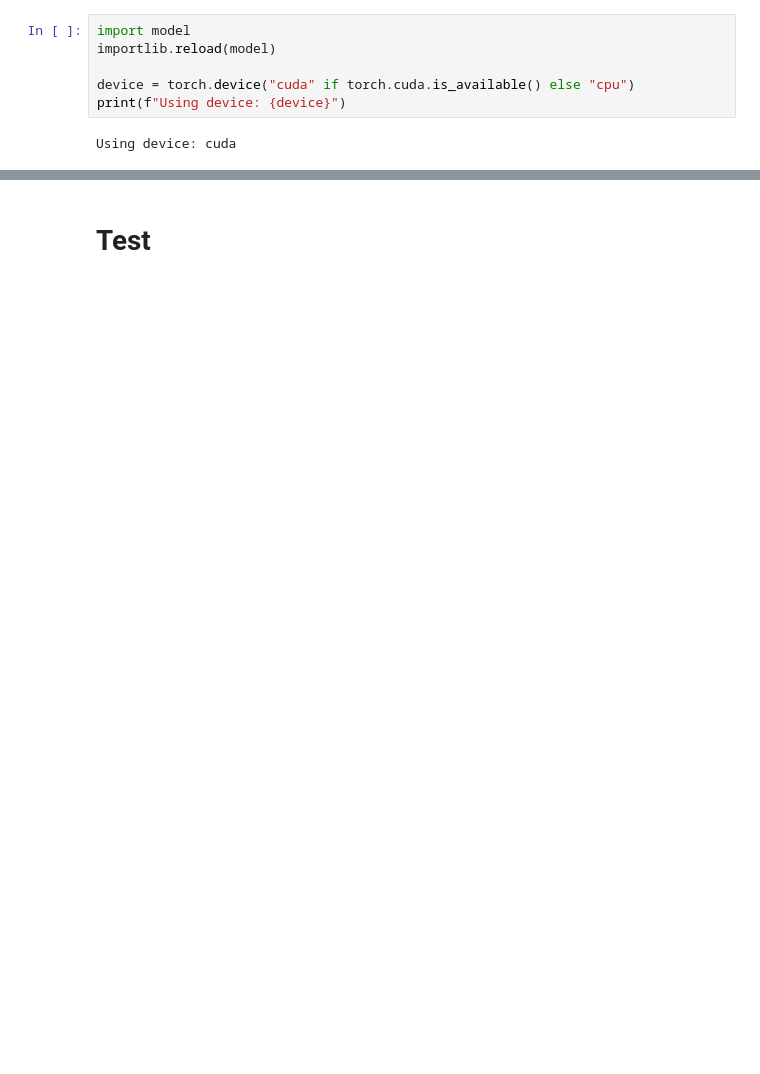
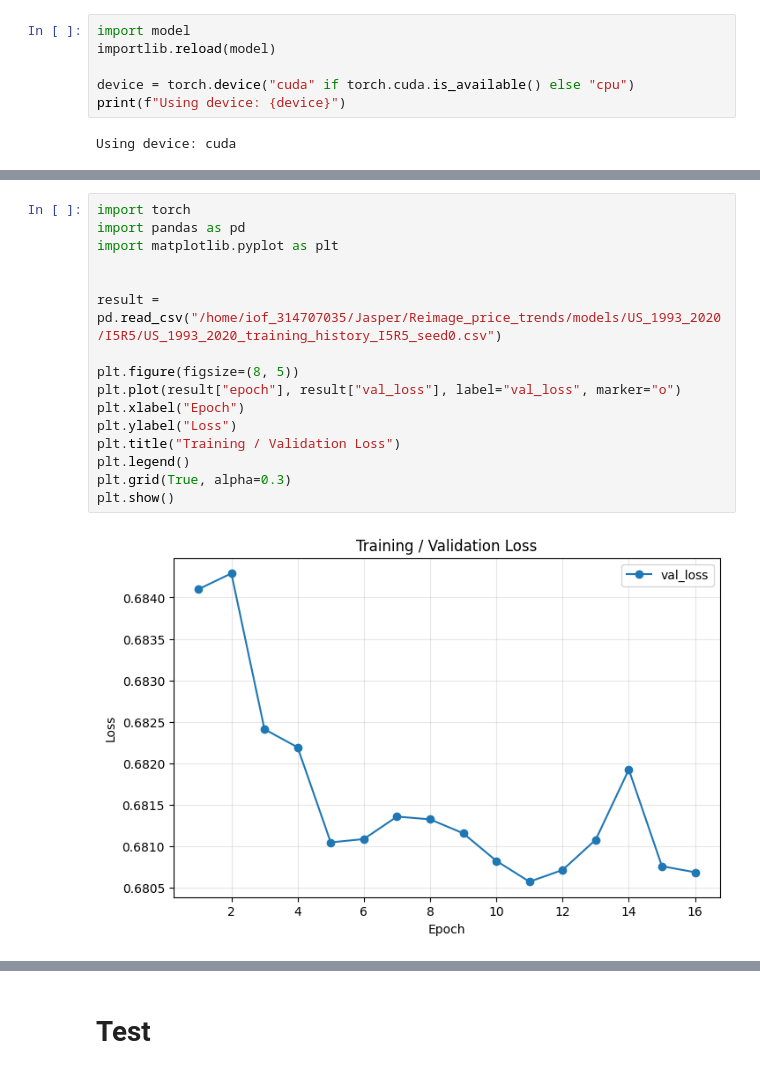
Before and after one commit to zhe1357/Reimage_price_trends, a Jupyter notebook: crsp_data.ipynb, the cells around one changed output, grey strips where cells are left out. Drawn from its saved outputs; the diff is of its cells as text; blank space fills up the shorter version.

```diff
--- a/crsp_data.ipynb
+++ b/crsp_data.ipynb
@@ -188,0 +179,18 @@ KeyboardInterrupt:
+# %%
+import torch
+import pandas as pd
+import matplotlib.pyplot as plt
+
+
+result = pd.read_csv("/home/iof_314707035/Jasper/Reimage_price_trends/models/US_1993_2020/I5R5/US_1993_2020_training_history_I5R5_seed0.csv")
+
+plt.figure(figsize=(8, 5))
+plt.plot(result["epoch"], result["val_loss"], label="val_loss", marker="o")
+plt.xlabel("Epoch")
+plt.ylabel("Loss")
+plt.title("Training / Validation Loss")
+plt.legend()
+plt.grid(True, alpha=0.3)
+plt.show()
+# %% [output]
+[figure, added]
```
Also changed, not shown: parts of 20 cells of this notebook, 21 other files.
